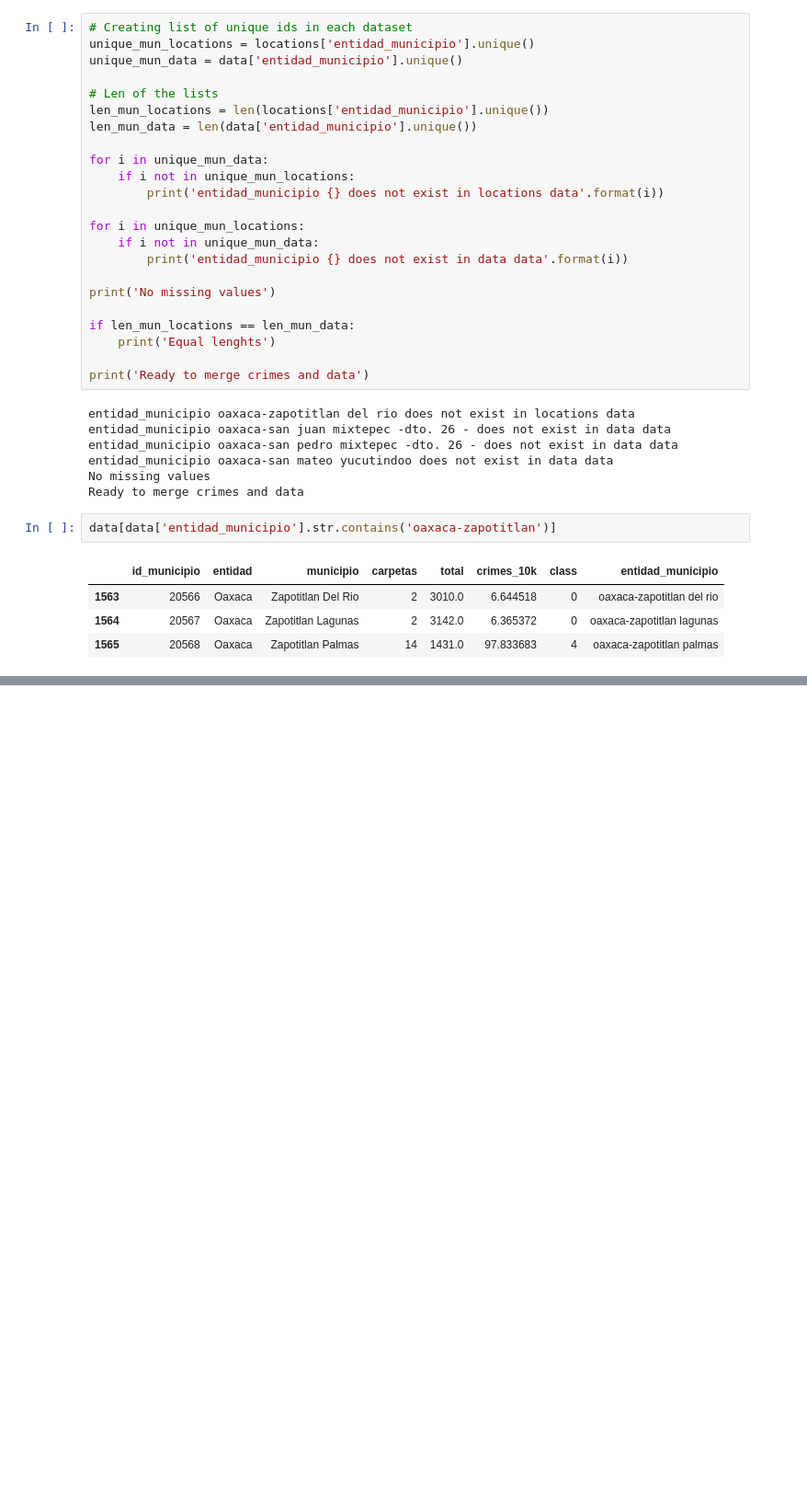
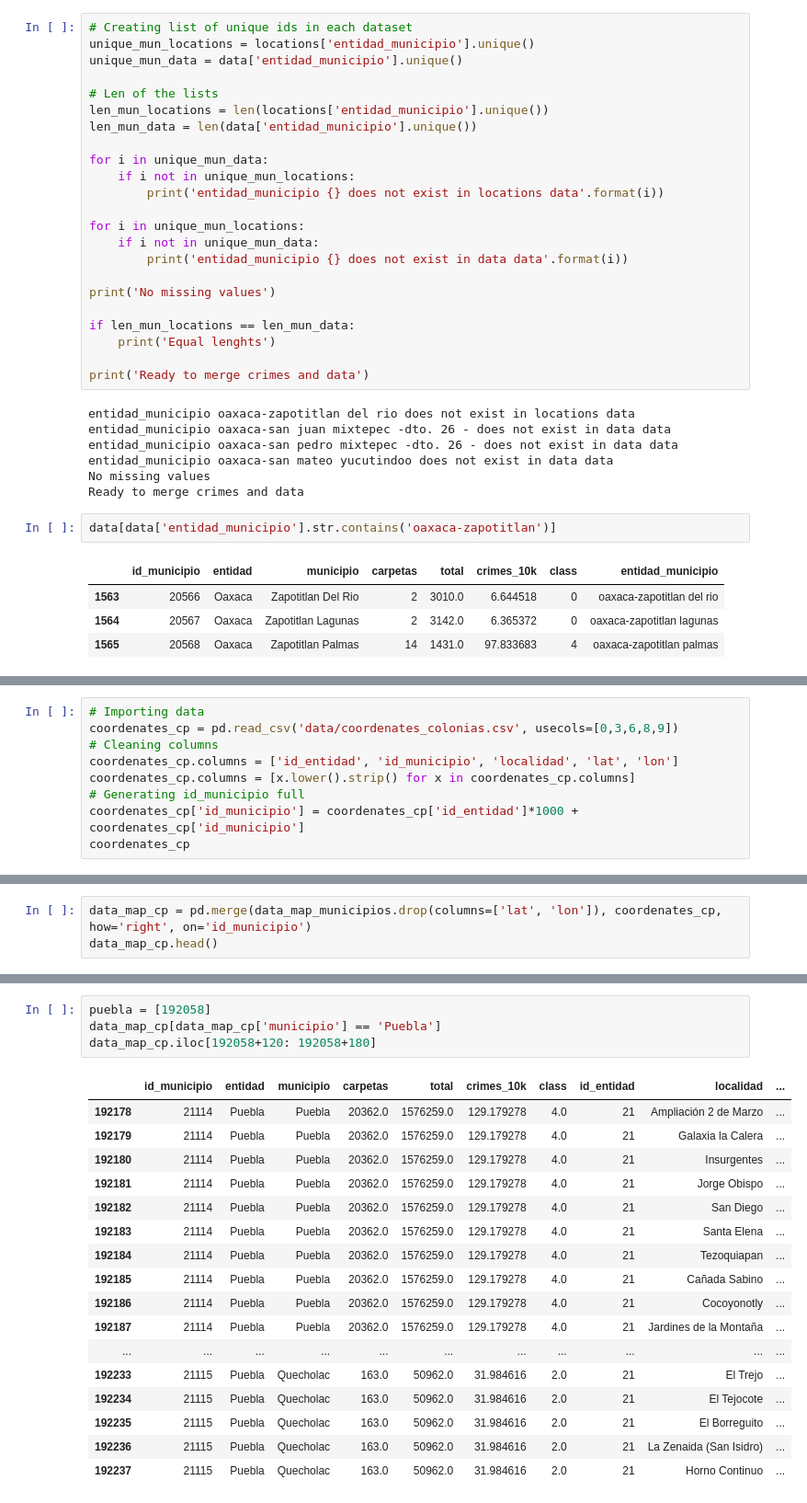
Before and after one commit to kevinmiguel97/Criminality-Analysis-Mexico, a Jupyter notebook: Crime_analysis.ipynb, the cells around one changed output, grey strips where cells are left out. Shown at 92% size. Cells and saved outputs as stored; diff of their text form; blank space fills up the shorter version.

```diff
--- a/Crime_analysis.ipynb
+++ b/Crime_analysis.ipynb
@@ -1075,0 +1066,9 @@ data
+# %%
+# Importing data
+coordenates_cp = pd.read_csv('data/coordenates_colonias.csv', usecols=[0,3,6,8,9])
+# Cleaning columns
+coordenates_cp.columns = ['id_entidad', 'id_municipio', 'localidad', 'lat', 'lon']
+coordenates_cp.columns = [x.lower().strip() for x in coordenates_cp.columns]
+# Generating id_municipio full
+coordenates_cp['id_municipio'] = coordenates_cp['id_entidad']*1000 + coordenates_cp['id_municipio']
+coordenates_cp
@@ -1075,0 +1138,3 @@ data
+# %%
+data_map_cp = pd.merge(data_map_municipios.drop(columns=['lat', 'lon']), coordenates_cp, how='right', on='id_municipio')
+data_map_cp.head()
@@ -1075,0 +1182,22 @@ data
+# %%
+puebla = [192058]
+data_map_cp[data_map_cp['municipio'] == 'Puebla']
+data_map_cp.iloc[192058+120: 192058+180]
+# %% [output]
+|  | id_municipio | entidad | municipio | carpetas | total | crimes_10k | class | id_entidad | localidad | ... |
+| 192178 | 21114 | Puebla | Puebla | 20362.0 | 1576259.0 | 129.179278 | 4.0 | 21 | Ampliación 2 de Marzo | ... |
+| 192179 | 21114 | Puebla | Puebla | 20362.0 | 1576259.0 | 129.179278 | 4.0 | 21 | Galaxia la Calera | ... |
+| 192180 | 21114 | Puebla | Puebla | 20362.0 | 1576259.0 | 129.179278 | 4.0 | 21 | Insurgentes | ... |
+| 192181 | 21114 | Puebla | Puebla | 20362.0 | 1576259.0 | 129.179278 | 4.0 | 21 | Jorge Obispo | ... |
+| 192182 | 21114 | Puebla | Puebla | 20362.0 | 1576259.0 | 129.179278 | 4.0 | 21 | San Diego | ... |
+| 192183 | 21114 | Puebla | Puebla | 20362.0 | 1576259.0 | 129.179278 | 4.0 | 21 | Santa Elena | ... |
+| 192184 | 21114 | Puebla | Puebla | 20362.0 | 1576259.0 | 129.179278 | 4.0 | 21 | Tezoquiapan | ... |
+| 192185 | 21114 | Puebla | Puebla | 20362.0 | 1576259.0 | 129.179278 | 4.0 | 21 | Cañada Sabino | ... |
+| 192186 | 21114 | Puebla | Puebla | 20362.0 | 1576259.0 | 129.179278 | 4.0 | 21 | Cocoyonotly | ... |
+| 192187 | 21114 | Puebla | Puebla | 20362.0 | 1576259.0 | 129.179278 | 4.0 | 21 | Jardines de la Montaña | ... |
+| ... | ... | ... | ... | ... | ... | ... | ... | ... | ... | ... |
+| 192233 | 21115 | Puebla | Quecholac | 163.0 | 50962.0 | 31.984616 | 2.0 | 21 | El Trejo | ... |
+| 192234 | 21115 | Puebla | Quecholac | 163.0 | 50962.0 | 31.984616 | 2.0 | 21 | El Tejocote | ... |
+| 192235 | 21115 | Puebla | Quecholac | 163.0 | 50962.0 | 31.984616 | 2.0 | 21 | El Borreguito | ... |
+| 192236 | 21115 | Puebla | Quecholac | 163.0 | 50962.0 | 31.984616 | 2.0 | 21 | La Zenaida (San Isidro) | ... |
+| 192237 | 21115 | Puebla | Quecholac | 163.0 | 50962.0 | 31.984616 | 2.0 | 21 | Horno Continuo | ... |
```
Also changed, not shown: parts of 14 cells of this notebook, 3 other files.
